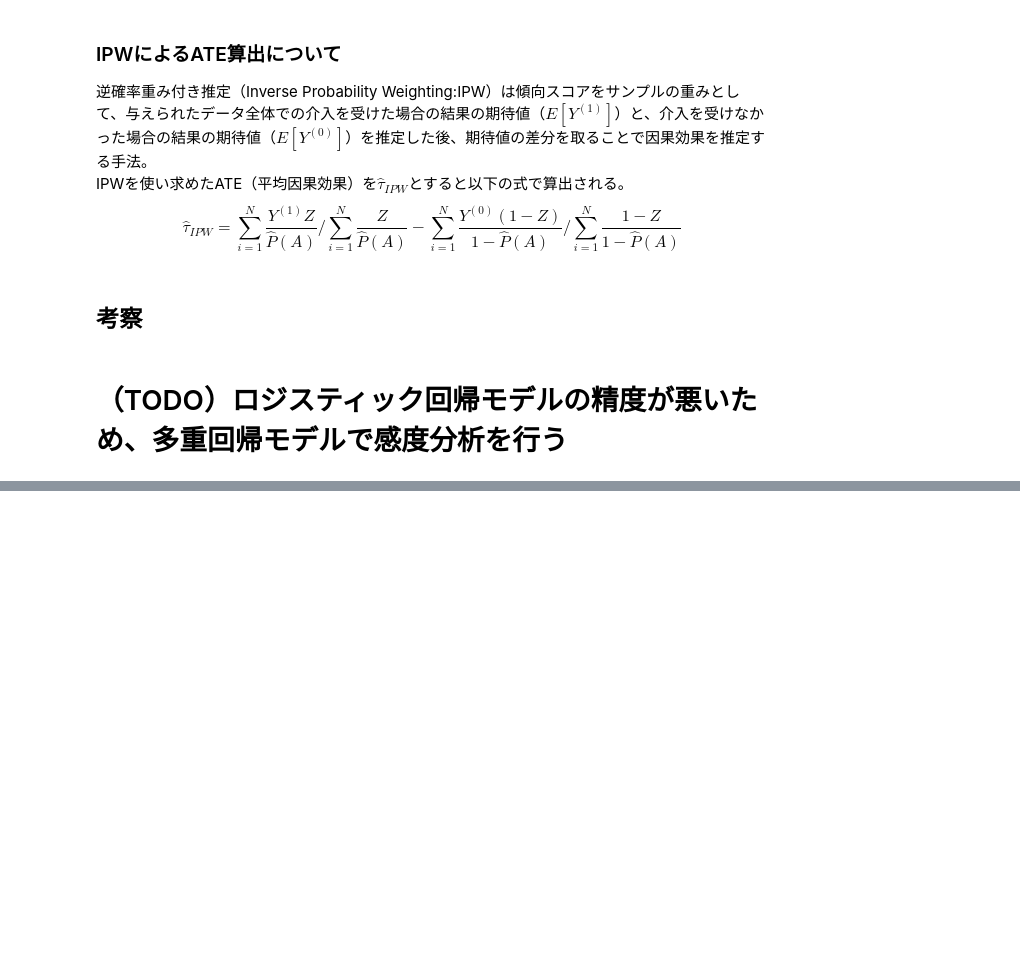
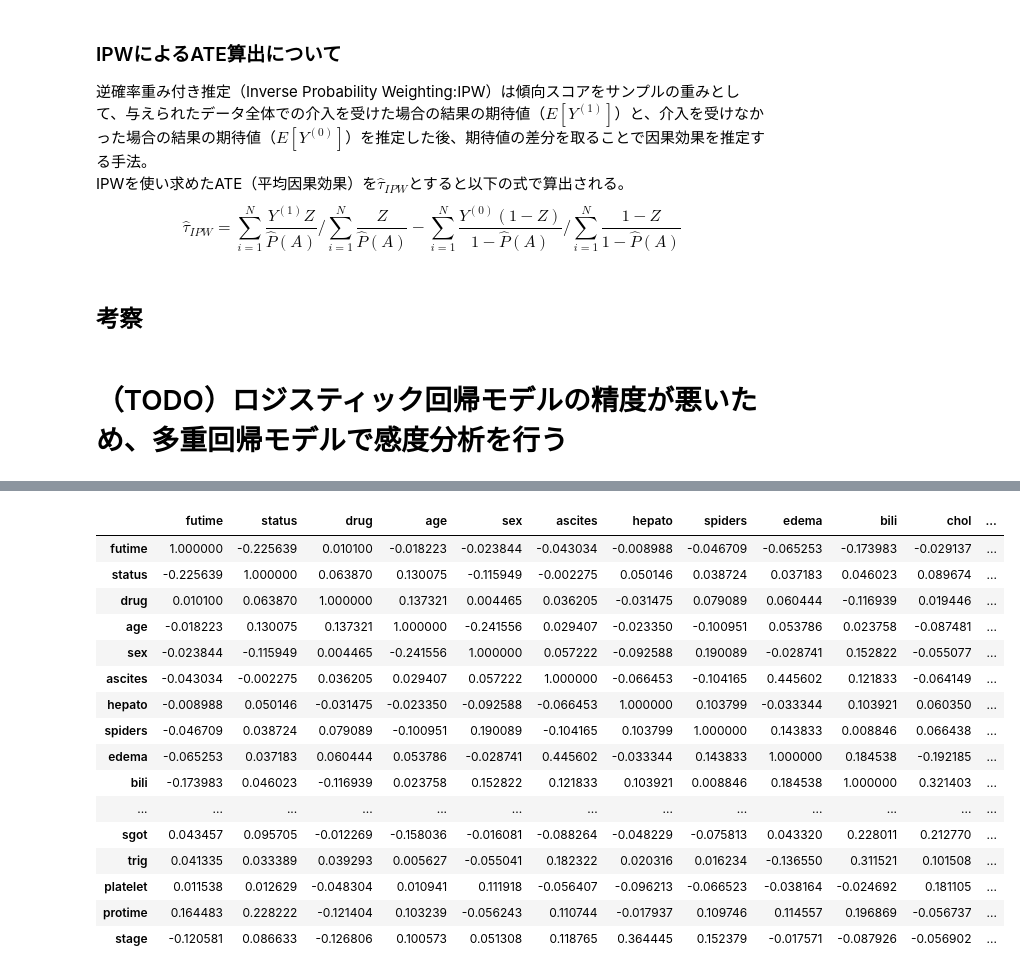
Before and after one commit to Itsuki-Hamano123/practice-casualeffect, a Jupyter notebook: Calculation_ATE_ATT_From_PBC.ipynb, the cells around one changed output, grey strips where cells are left out. Drawn from its saved outputs; the diff is of its cells as text; code cells hidden in the pictures; blank space fills up the shorter version.

```diff
--- a/Calculation_ATE_ATT_From_PBC.ipynb
+++ b/Calculation_ATE_ATT_From_PBC.ipynb
@@ -431,0 +455,22 @@ $$\hat{\tau}_{IPW} = \sum_{i=1}^N \frac{Y^{(1)}Z}{\hat{P}(A)}/\sum_{i=1}^N \frac
+# %%
+# 偏相関係数算出
+partial_corr = df_partial_corr(PREPROCESSED_DATA)
+partial_corr
+# %% [output]
+|  | futime | status | drug | age | sex | ascites | hepato | spiders | edema | bili | chol | ... |
+| futime | 1.000000 | -0.225639 | 0.010100 | -0.018223 | -0.023844 | -0.043034 | -0.008988 | -0.046709 | -0.065253 | -0.173983 | -0.029137 | ... |
+| status | -0.225639 | 1.000000 | 0.063870 | 0.130075 | -0.115949 | -0.002275 | 0.050146 | 0.038724 | 0.037183 | 0.046023 | 0.089674 | ... |
+| drug | 0.010100 | 0.063870 | 1.000000 | 0.137321 | 0.004465 | 0.036205 | -0.031475 | 0.079089 | 0.060444 | -0.116939 | 0.019446 | ... |
+| age | -0.018223 | 0.130075 | 0.137321 | 1.000000 | -0.241556 | 0.029407 | -0.023350 | -0.100951 | 0.053786 | 0.023758 | -0.087481 | ... |
+| sex | -0.023844 | -0.115949 | 0.004465 | -0.241556 | 1.000000 | 0.057222 | -0.092588 | 0.190089 | -0.028741 | 0.152822 | -0.055077 | ... |
+| ascites | -0.043034 | -0.002275 | 0.036205 | 0.029407 | 0.057222 | 1.000000 | -0.066453 | -0.104165 | 0.445602 | 0.121833 | -0.064149 | ... |
+| hepato | -0.008988 | 0.050146 | -0.031475 | -0.023350 | -0.092588 | -0.066453 | 1.000000 | 0.103799 | -0.033344 | 0.103921 | 0.060350 | ... |
+| spiders | -0.046709 | 0.038724 | 0.079089 | -0.100951 | 0.190089 | -0.104165 | 0.103799 | 1.000000 | 0.143833 | 0.008846 | 0.066438 | ... |
+| edema | -0.065253 | 0.037183 | 0.060444 | 0.053786 | -0.028741 | 0.445602 | -0.033344 | 0.143833 | 1.000000 | 0.184538 | -0.192185 | ... |
+| bili | -0.173983 | 0.046023 | -0.116939 | 0.023758 | 0.152822 | 0.121833 | 0.103921 | 0.008846 | 0.184538 | 1.000000 | 0.321403 | ... |
+| ... | ... | ... | ... | ... | ... | ... | ... | ... | ... | ... | ... | ... |
+| sgot | 0.043457 | 0.095705 | -0.012269 | -0.158036 | -0.016081 | -0.088264 | -0.048229 | -0.075813 | 0.043320 | 0.228011 | 0.212770 | ... |
+| trig | 0.041335 | 0.033389 | 0.039293 | 0.005627 | -0.055041 | 0.182322 | 0.020316 | 0.016234 | -0.136550 | 0.311521 | 0.101508 | ... |
+| platelet | 0.011538 | 0.012629 | -0.048304 | 0.010941 | 0.111918 | -0.056407 | -0.096213 | -0.066523 | -0.038164 | -0.024692 | 0.181105 | ... |
+| protime | 0.164483 | 0.228222 | -0.121404 | 0.103239 | -0.056243 | 0.110744 | -0.017937 | 0.109746 | 0.114557 | 0.196869 | -0.056737 | ... |
+| stage | -0.120581 | 0.086633 | -0.126806 | 0.100573 | 0.051308 | 0.118765 | 0.364445 | 0.152379 | -0.017571 | -0.087926 | -0.056902 | ... |
```
Also changed, not shown: parts of 14 cells of this notebook.
